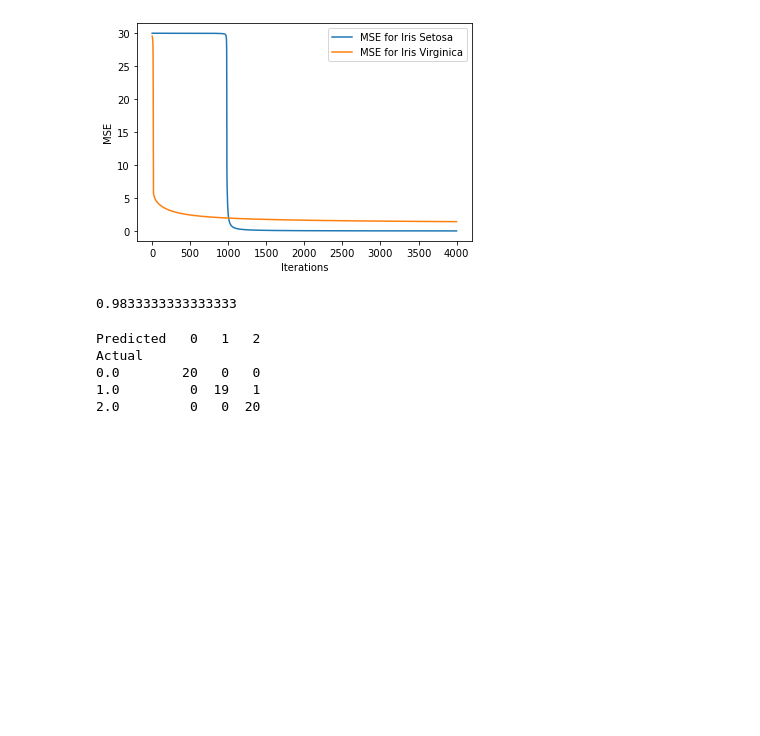
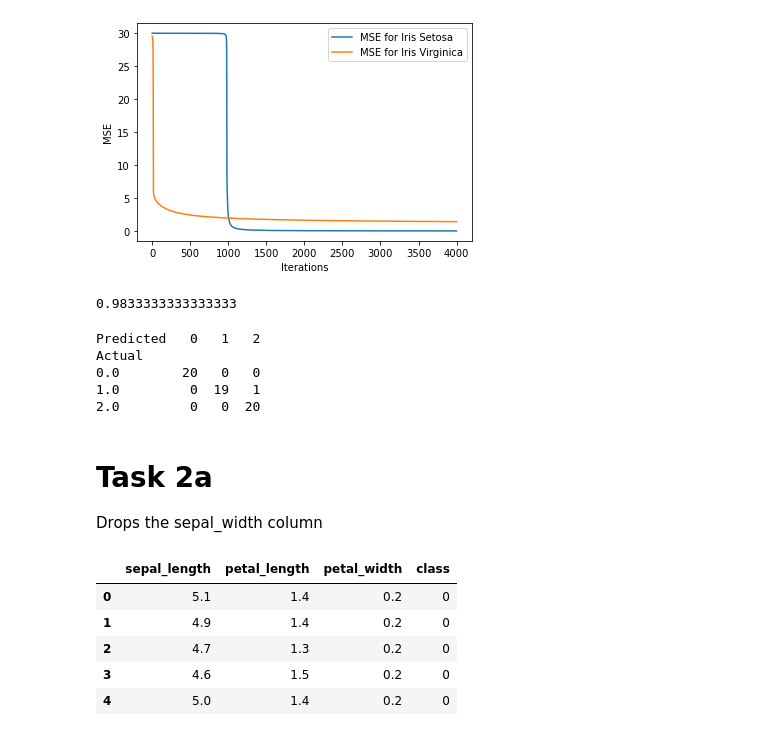
Before and after one commit to Sivaranjith1/iris_classification, a Jupyter notebook: classification.ipynb, the cells around one changed output. Cells and saved outputs as stored; diff of their text form; code cells hidden in the pictures; blank space fills up the shorter version.

Commit message:
Done task 2a

```diff
--- a/classification.ipynb
+++ b/classification.ipynb
@@ -280,3 +280,20 @@ Actual
 0.0        20   0   0
 1.0         0  19   1
 2.0         0   0  20
+# %% [markdown]
+# Task 2a
+
+Drops the sepal_width column
+# %%
+data = pd.read_csv('dataset/iris.data', header=None)
+data.columns = ["sepal_length", "sepal_width", "petal_length", "petal_width", "class"]
+data['class'] = data['class'].map({'Iris-setosa': 0, 'Iris-versicolor': 1, 'Iris-virginica': 2})
+data.drop("sepal_width", axis=1, inplace=True)
+data.head()
+# %% [output]
+|  | sepal_length | petal_length | petal_width | class |
+| 0 | 5.1 | 1.4 | 0.2 | 0 |
+| 1 | 4.9 | 1.4 | 0.2 | 0 |
+| 2 | 4.7 | 1.3 | 0.2 | 0 |
+| 3 | 4.6 | 1.5 | 0.2 | 0 |
+| 4 | 5.0 | 1.4 | 0.2 | 0 |
```
Also changed, not shown: parts of 5 cells of this notebook.
